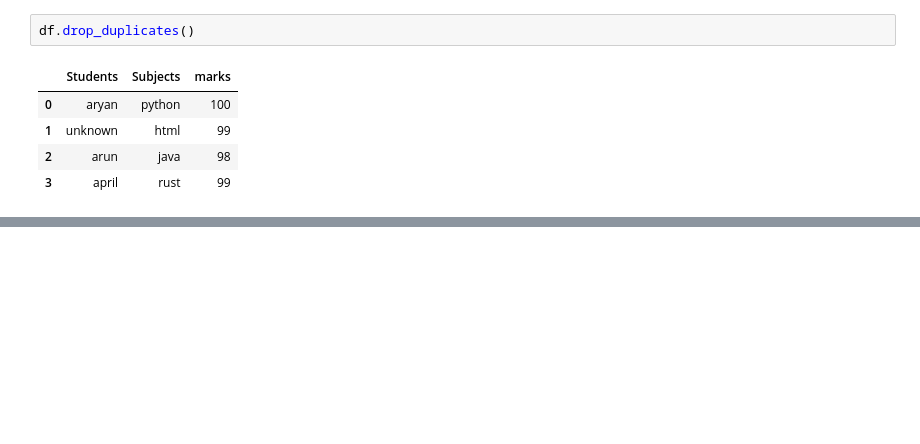
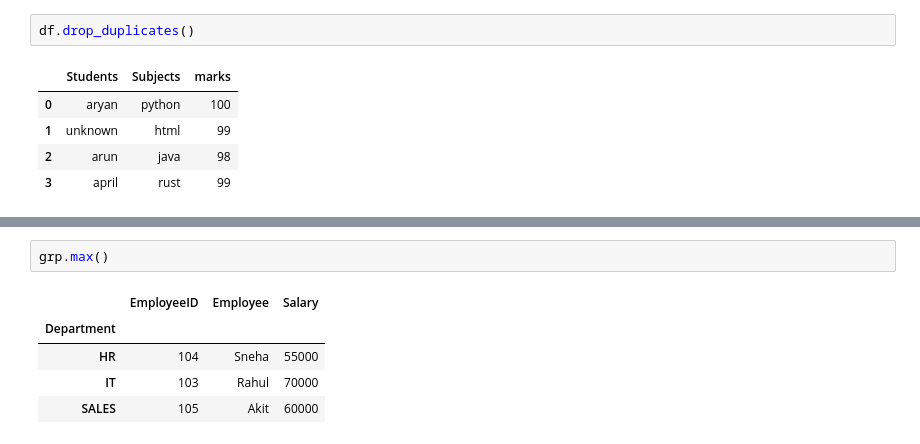
Before and after one commit to ARYANPATEL-BIT/learn-Pandas, a Jupyter notebook: pandas.ipynb, the cells around one changed output, grey strips where cells are left out. Cells and saved outputs as stored; diff of their text form; blank space fills up the shorter version.

```diff
--- a/pandas.ipynb
+++ b/pandas.ipynb
@@ -256,0 +310,8 @@ df.drop_duplicates()
+# %%
+grp.max()
+# %% [output]
+|  | EmployeeID | Employee | Salary |
+| Department |  |  |  |
+| HR | 104 | Sneha | 55000 |
+| IT | 103 | Rahul | 70000 |
+| SALES | 105 | Akit | 60000 |
```
Also changed, not shown: parts of 19 cells of this notebook.
